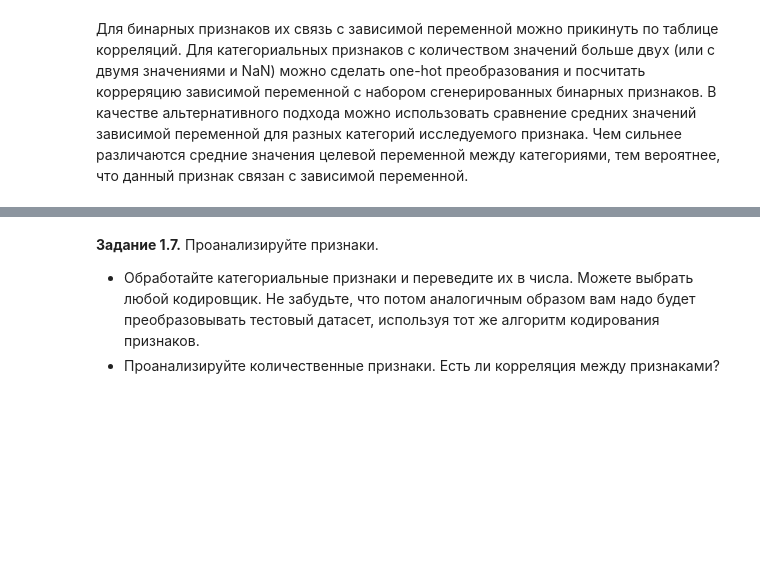
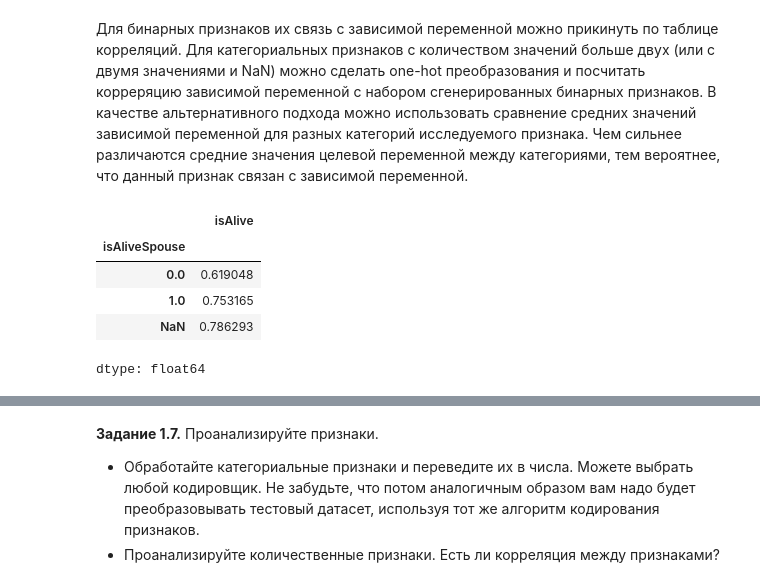
Before and after one commit to EgorOvechkin/EgorOvechkin.github.io, a Jupyter notebook: week_01_ml_intro/Homework/hw_1_game_of_thrones.ipynb, the cells around one changed output, grey strips where cells are left out. Cells and saved outputs as stored; diff of their text form; code cells hidden in the pictures; blank space fills up the shorter version.

```diff
--- a/week_01_ml_intro/Homework/hw_1_game_of_thrones.ipynb
+++ b/week_01_ml_intro/Homework/hw_1_game_of_thrones.ipynb
@@ -502,6 +502,12 @@ data.describe(include = np.number).T[['count', 'min', 'max']].assign(N_unique_va
 # %%
 # попробуйте провести сравнение средних зависимой пременной isAlive для признака isAliveSpouse
 # одним из приведенных ниже способов:
 
-# data.groupby('НАЗВАНИЕ ПРИЗНАКА', dropna = False)['isAlive'].mean()
-# pd.pivot_table(data = data, values = 'isAlive', index = 'НАЗВАНИЕ ПРИЗНАКА', aggfunc=['mean', 'count'], dropna=False)
+data.groupby('isAliveSpouse', dropna = False)['isAlive'].mean()
+# %% [output]
+|  | isAlive |
+| isAliveSpouse |  |
+| 0.0 | 0.619048 |
+| 1.0 | 0.753165 |
+| NaN | 0.786293 |
+dtype: float64
```
Also changed, not shown: parts of 3 cells of this notebook.
